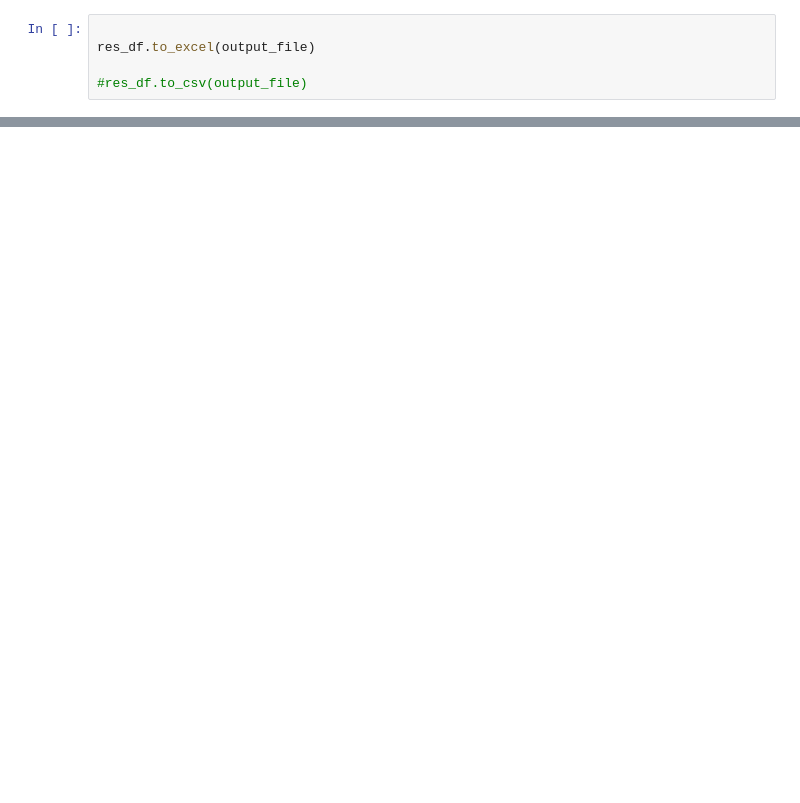
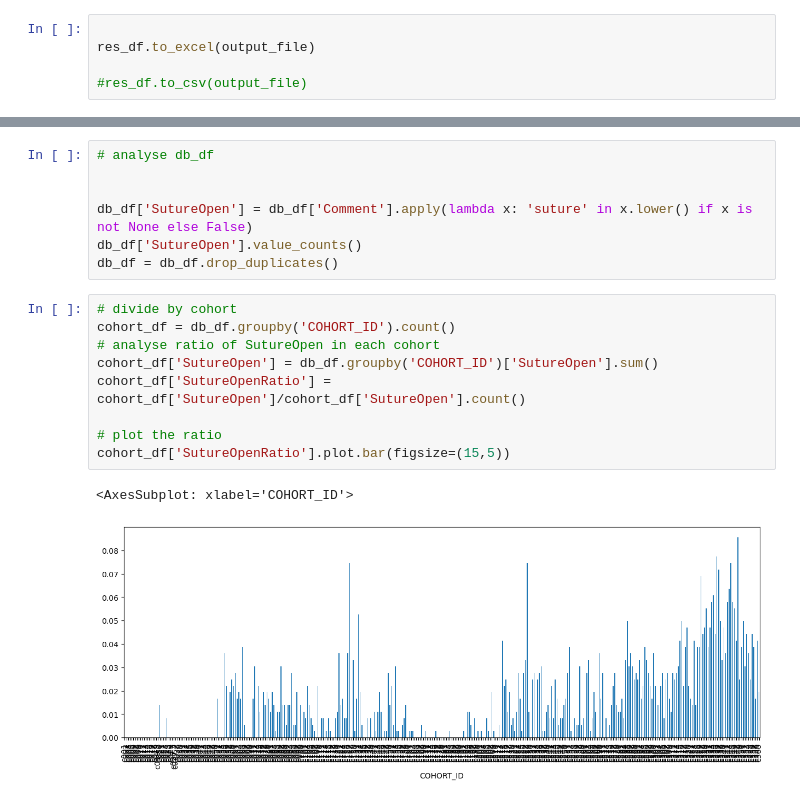
Before and after one commit to vendanov/SkullShape_clone, a Jupyter notebook: notebooks/postprocessing_with_db.ipynb, the cells around one changed output, grey strips where cells are left out. Drawn from its saved outputs; the diff is of its cells as text; blank space fills up the shorter version.

```diff
--- a/notebooks/postprocessing_with_db.ipynb
+++ b/notebooks/postprocessing_with_db.ipynb
@@ -147,0 +94,19 @@ res_df
+# %%
+# analyse db_df
+
+
+db_df['SutureOpen'] = db_df['Comment'].apply(lambda x: 'suture' in x.lower() if x is not None else False)
+db_df['SutureOpen'].value_counts()
+db_df = db_df.drop_duplicates()
+# %%
+# divide by cohort
+cohort_df = db_df.groupby('COHORT_ID').count()
+# analyse ratio of SutureOpen in each cohort
+cohort_df['SutureOpen'] = db_df.groupby('COHORT_ID')['SutureOpen'].sum()
+cohort_df['SutureOpenRatio'] = cohort_df['SutureOpen']/cohort_df['SutureOpen'].count()
+
+# plot the ratio
+cohort_df['SutureOpenRatio'].plot.bar(figsize=(15,5))
+# %% [output]
+<AxesSubplot: xlabel='COHORT_ID'>
+[figure, added]
```
Also changed, not shown: parts of 20 cells of this notebook, 35 other files.
